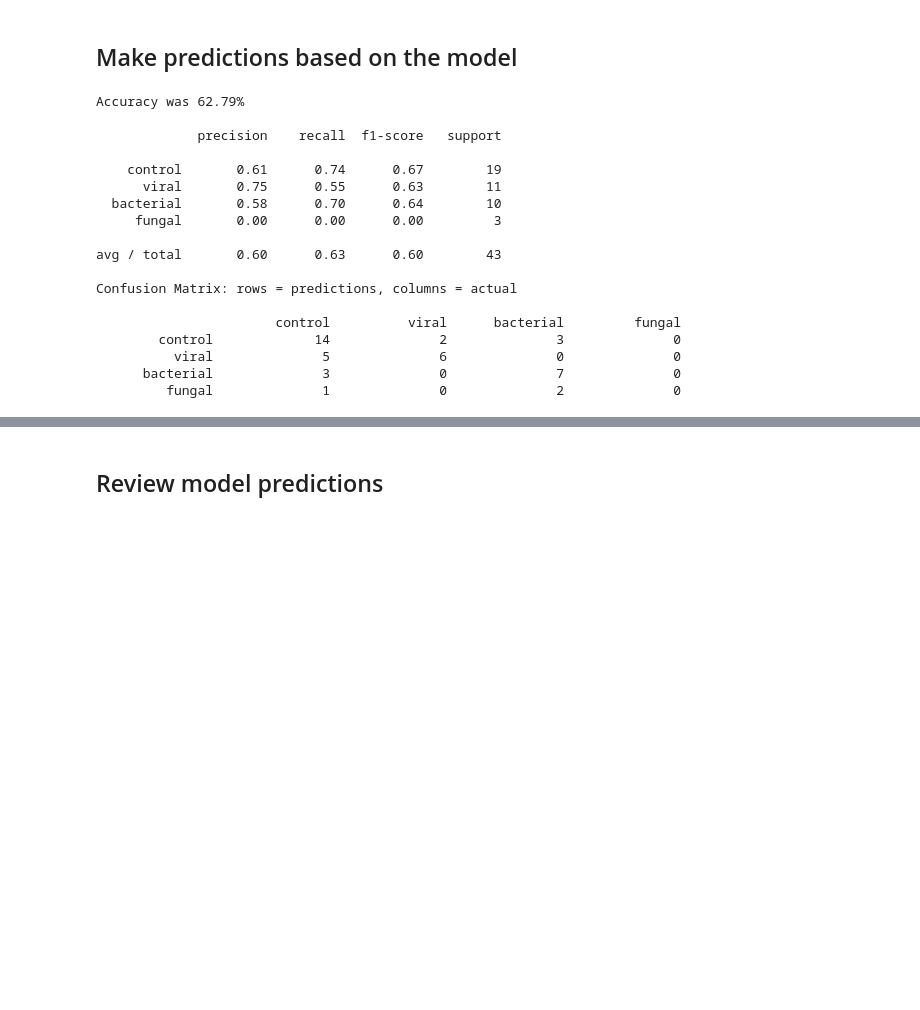
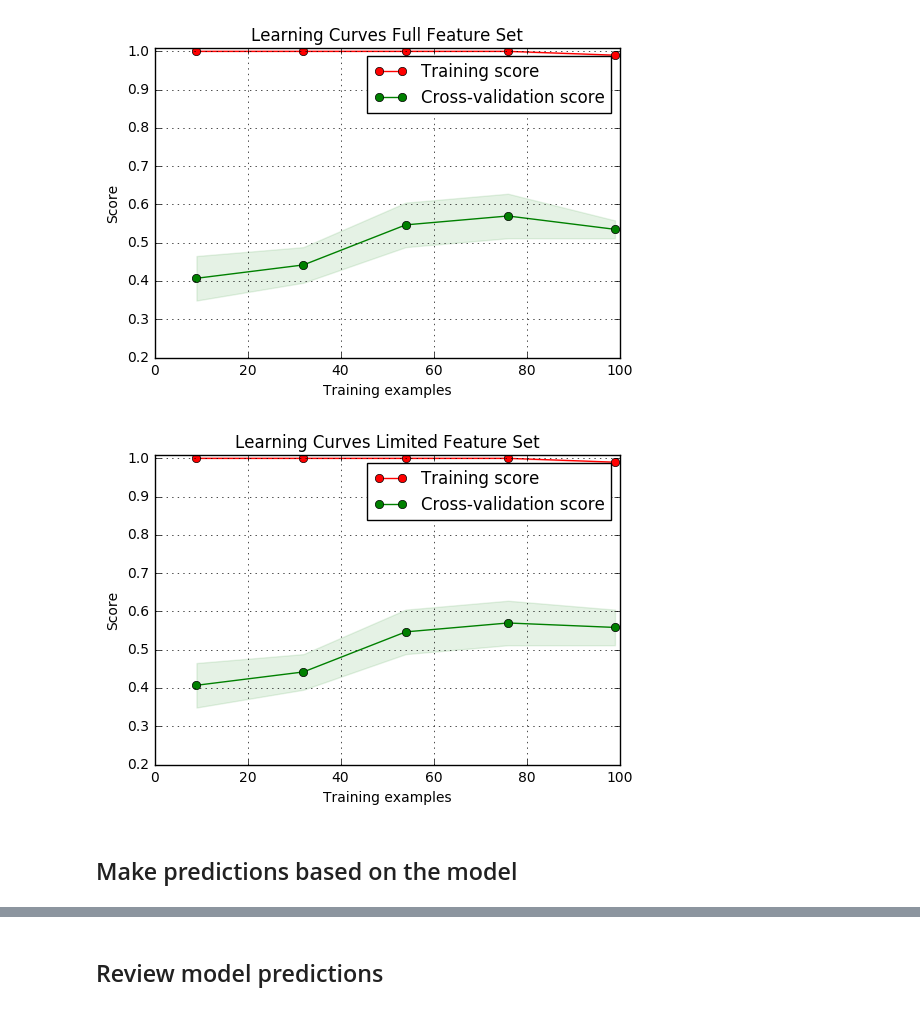
Before and after one commit to massie/notebooks, a Jupyter notebook: Pathogen Prediction.ipynb, the cells around one changed output, grey strips where cells are left out. Drawn from its saved outputs; the diff is of its cells as text; code cells hidden in the pictures; blank space fills up the shorter version.

```diff
--- a/Pathogen Prediction.ipynb
+++ b/Pathogen Prediction.ipynb
@@ -60,33 +89,18 @@ Best: 0.484848 using {'C': 0.00048828125}
+# %%
+%matplotlib inline
+from learning_curves import plot_learning_curve
+import matplotlib.pyplot as plt
+
+def create_learning_curve(title, model):
+    cv = ShuffleSplit(n_splits=2, test_size=0.3, random_state=random_state)
+    plot_learning_curve(model, title, X, y, (0.2, 1.01), cv=cv, n_jobs=1)
+
+create_learning_curve("Learning Curves Full Feature Set", svc)
+create_learning_curve("Learning Curves Limited Feature Set", best_estimator.estimator_)
+
+plt.show()
+# %% [output]
+[figure, added]
+[figure, added]
 # %% [markdown]
 ## Make predictions based on the model
-# %%
-# make predictions
-predicted = grid_result.predict(X_test)
-
-print "Accuracy was %.2f%%\n" % (100 * accuracy_score(y_test, predicted))
-print classification_report(y_test, predicted, target_names=patient_groups)
-cm = confusion_matrix(y_test, predicted, labels=range(len(patient_groups)))
-print "Confusion Matrix: rows = predictions, columns = actual\n"
-row_format ="{:>15}" * (len(patient_groups)+1)
-print row_format.format("", *patient_groups)
-for disease, row in zip(patient_groups, cm):
-    print row_format.format(disease, *row)
-# %% [output]
-Accuracy was 62.79%
-
-             precision    recall  f1-score   support
-
-    control       0.61      0.74      0.67        19
-      viral       0.75      0.55      0.63        11
-  bacterial       0.58      0.70      0.64        10
-     fungal       0.00      0.00      0.00         3
-
-avg / total       0.60      0.63      0.60        43
-
-Confusion Matrix: rows = predictions, columns = actual
-
-                       control          viral      bacterial         fungal
-        control             14              2              3              0
-          viral              5              6              0              0
-      bacterial              3              0              7              0
-         fungal              1              0              2              0
```
Also changed, not shown: parts of 10 cells of this notebook, 1 other file.
